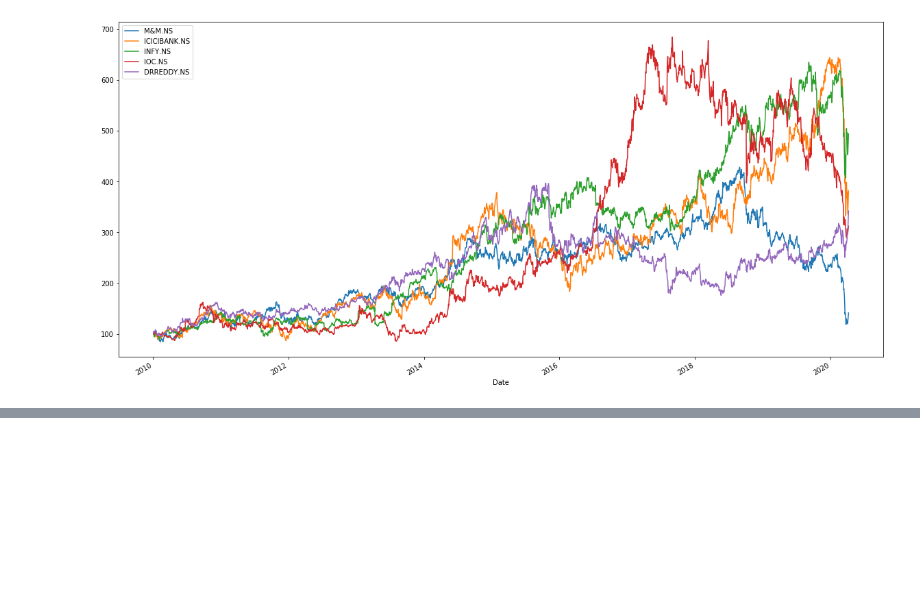
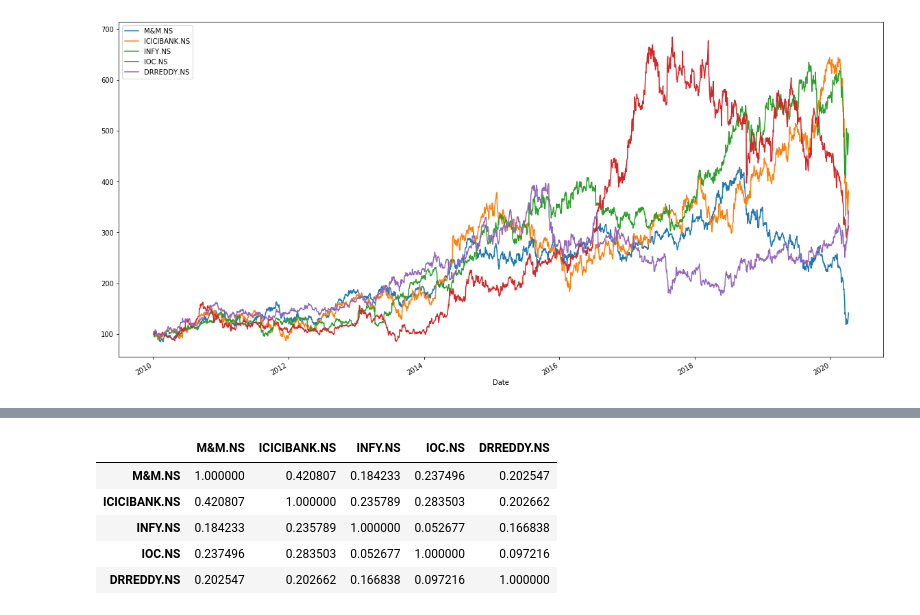
Before and after one commit to abhisheksethi02/Portfolio-Optimization, a Jupyter notebook: Untitled.ipynb, the cells around one changed output, grey strips where cells are left out. Cells and saved outputs as stored; diff of their text form; code cells hidden in the pictures; blank space fills up the shorter version.

```diff
--- a/Untitled.ipynb
+++ b/Untitled.ipynb
@@ -45,0 +64,9 @@ log_return()
+# %%
+log_return.corr()
+# %% [output]
+|  | M&M.NS | ICICIBANK.NS | INFY.NS | IOC.NS | DRREDDY.NS |
+| M&M.NS | 1.000000 | 0.420807 | 0.184233 | 0.237496 | 0.202547 |
+| ICICIBANK.NS | 0.420807 | 1.000000 | 0.235789 | 0.283503 | 0.202662 |
+| INFY.NS | 0.184233 | 0.235789 | 1.000000 | 0.052677 | 0.166838 |
+| IOC.NS | 0.237496 | 0.283503 | 0.052677 | 1.000000 | 0.097216 |
+| DRREDDY.NS | 0.202547 | 0.202662 | 0.166838 | 0.097216 | 1.000000 |
```
Also changed, not shown: parts of 9 cells of this notebook.
